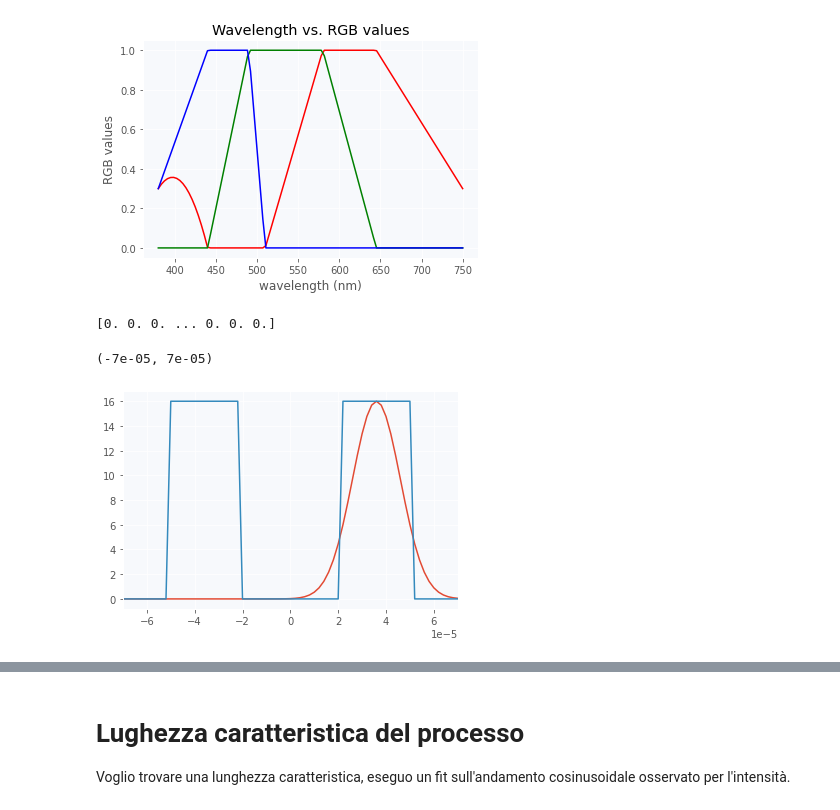
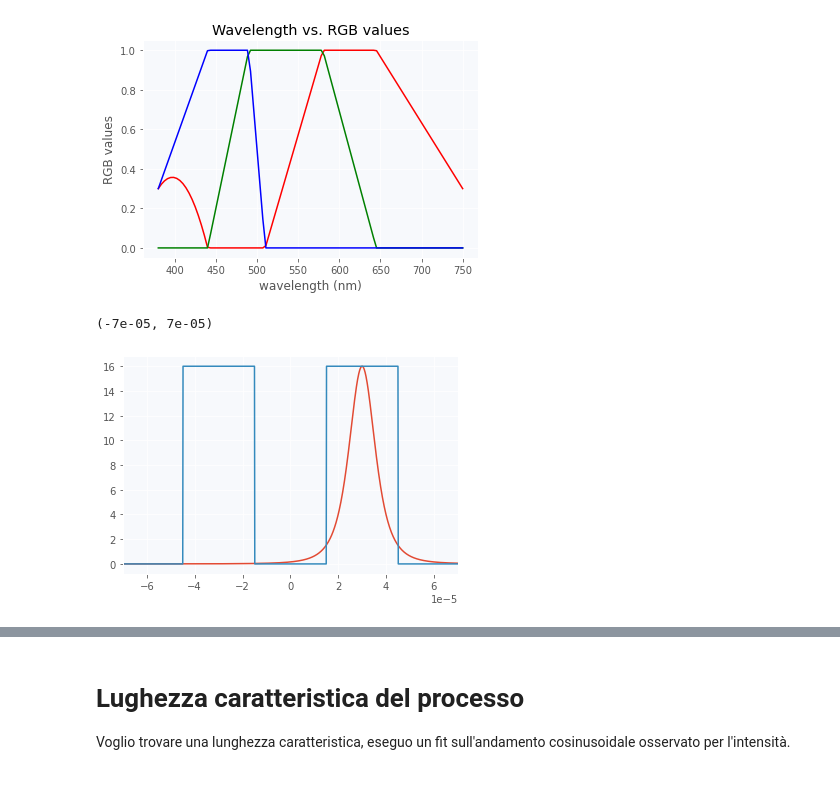
Before and after one commit to Unoaccaso/lab_projects, a Jupyter notebook: gioco_del_saltabuco.ipynb, the cells around one changed output, grey strips where cells are left out. Drawn from its saved outputs; the diff is of its cells as text; code cells hidden in the pictures.

```diff
--- a/gioco_del_saltabuco.ipynb
+++ b/gioco_del_saltabuco.ipynb
@@ -53,8 +53,8 @@ inputposition=+h/2        # input position
 # =========================
 # Computational Parameters
 # =========================
-nstepx = 2000             # number of transverse grid points
-nstepz = 7000             # number of longitudinal propagation steps
+nstepx = 2000*16             # number of transverse grid points
+nstepz = 8192             # number of longitudinal propagation steps
 
 deltax = Lx/nstepx        # resolution in the x direction
 deltaz = Lz/nstepz        # resolution in the z direction, IMPORTANT
@@ -83,6 +83,10 @@ for nn in range(nstepx):
 # =======================
 def Gaussian(x, Ip = Ip, w0=w0, x0=0):
   return cp.sqrt(Ip)*cp.exp(-((x - x0)**2)/(w0**2))
+
+def Lorentz(x, I=Ip, n=1, x0=0, w=w0):
+  return I*(1+(x-x0)**2/(w*n))**(-(n+1)/2)
+
 
 # ================
 # Propagation loop
@@ -242,31 +246,30 @@ def show_results(OutputPower, FieldModuleMemory, Color):
 # %%
 # =================
 # Creating z=0 mask
 # =================
 InputField = 0*x           # Initializing field
-dist = 42e-6               # distance betwen slices
+dist = 30e-6               # distance betwen slices
 width = 30e-6              # width of slices
 
 # ================
 # Making the guide
 # ================
 def n(x, n_value = 0.8*1e-4, dist = 2e-5, width = 30e-6):
   x = cp.asnumpy(x)
   dn = n_value*(np.heaviside(x-dist/2, n_value/2)-np.heaviside(x-dist/2-width, n_value/2) \
                   - np.heaviside(x+dist/2, n_value/2)+np.heaviside(x+dist/2+width, n_value/2))
   return cp.array(dn)
 dn = n(x, dist=dist, width=width)
-print(dn)
-InputField += Gaussian(x, w0=20e-6, x0=dist/2+width/2)
+#InputField += Gaussian(x, w0=20e-6, x0=dist/2+width/2)
+InputField += Lorentz(x, x0=dist/2+width/2, I=4, w=1e-10)
 InputPower = cp.abs(InputField)**2
 # visualizing the field in z=0
 plt.plot(cp.asnumpy(x), cp.asnumpy(InputPower))
 plt.plot(cp.asnumpy(x), cp.asnumpy(Ip*dn/dn.max()))
 plt.xlim((-7e-5, 7e-5))
 # %% [output]
-[0. 0. 0. ... 0. 0. 0.]
+(-7e-05, 7e-05)
-(-7e-05, 7e-05)
-[figure, old version]
+[figure, new version]
 # %%
 Color, OutputField, FieldModuleMemory = propagate_and_get_rgb(InputField, Lambda, dn=dn)
 show_results(cp.abs(OutputField)**2, FieldModuleMemory[np.abs(x)<4e-4, :], Color)
```
Also changed, not shown: parts of 6 cells of this notebook.
